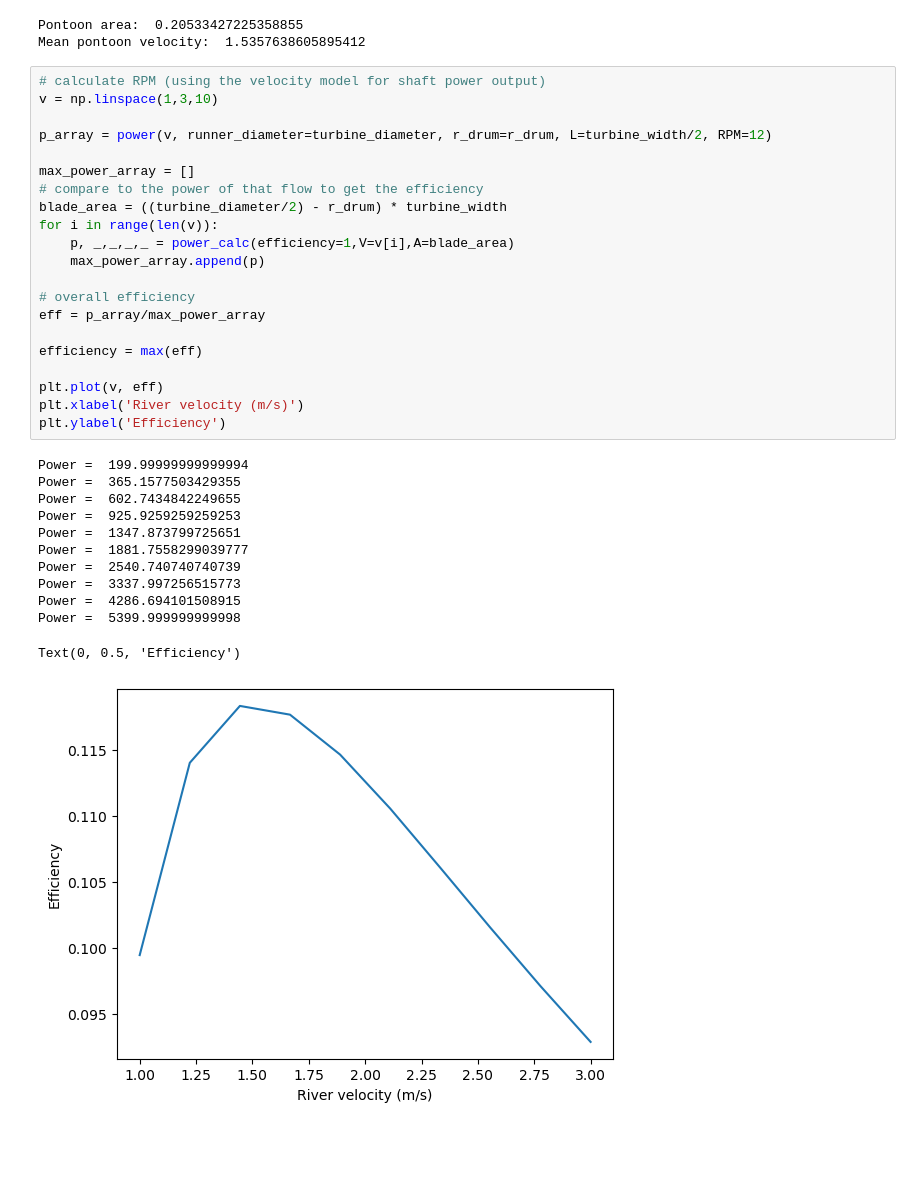
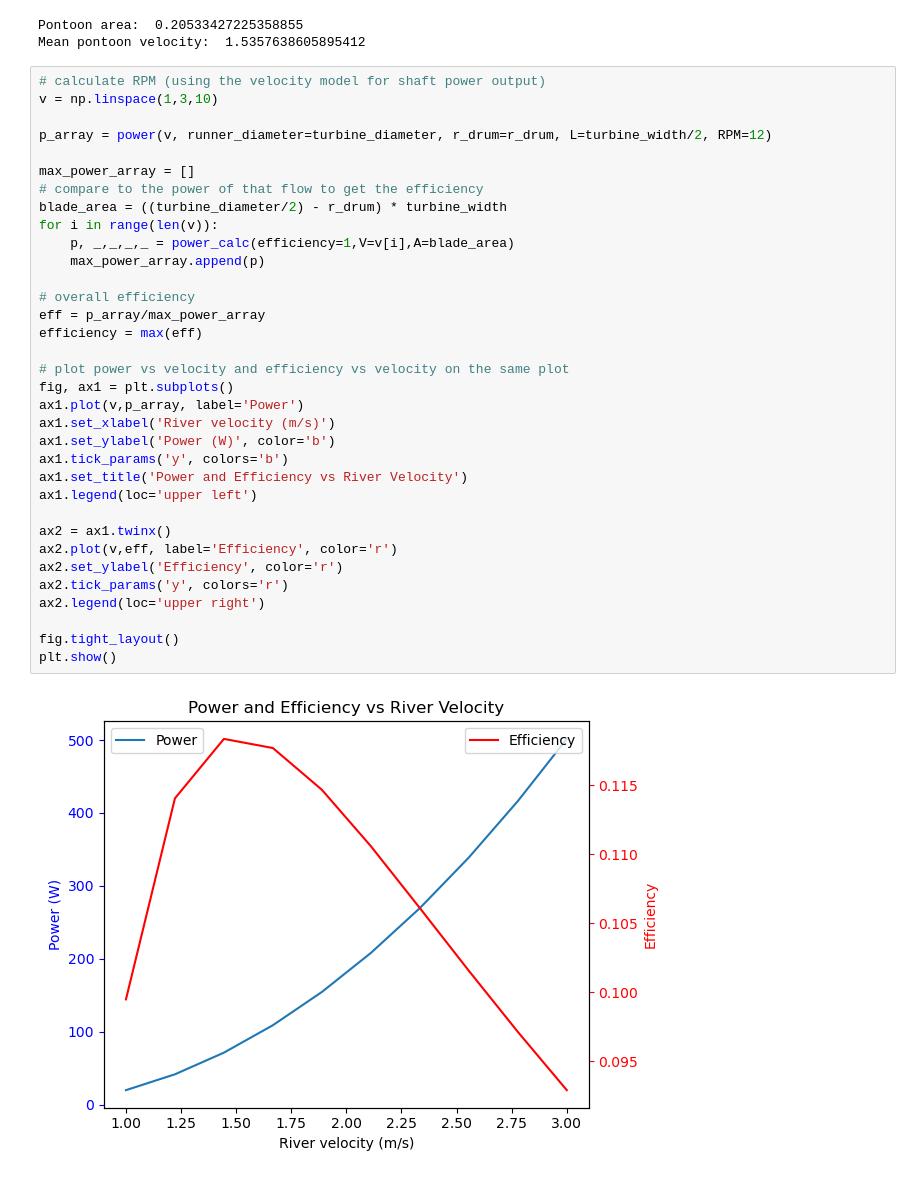
Before and after one commit to pilipb/DP5-code, a Jupyter notebook: main.ipynb, the cells around one changed output. Saved outputs shown, nothing was run; the diff lists cells and outputs as text; blank space fills up the shorter version.

```diff
--- a/main.ipynb
+++ b/main.ipynb
@@ -34,37 +34,39 @@ Mean pontoon velocity:  1.5357638605895412
 # %%
 # calculate RPM (using the velocity model for shaft power output)
 v = np.linspace(1,3,10)
 
 p_array = power(v, runner_diameter=turbine_diameter, r_drum=r_drum, L=turbine_width/2, RPM=12)
 
 max_power_array = []
 # compare to the power of that flow to get the efficiency
 blade_area = ((turbine_diameter/2) - r_drum) * turbine_width
 for i in range(len(v)):
     p, _,_,_,_ = power_calc(efficiency=1,V=v[i],A=blade_area)
     max_power_array.append(p)
 
 # overall efficiency
 eff = p_array/max_power_array
-
 efficiency = max(eff)
 
-plt.plot(v, eff)
-plt.xlabel('River velocity (m/s)')
-plt.ylabel('Efficiency')
+# plot power vs velocity and efficiency vs velocity on the same plot
+fig, ax1 = plt.subplots()
+ax1.plot(v,p_array, label='Power')
+ax1.set_xlabel('River velocity (m/s)')
+ax1.set_ylabel('Power (W)', color='b')
+ax1.tick_params('y', colors='b')
+ax1.set_title('Power and Efficiency vs River Velocity')
+ax1.legend(loc='upper left')
+
+ax2 = ax1.twinx()
+ax2.plot(v,eff, label='Efficiency', color='r')
+ax2.set_ylabel('Efficiency', color='r')
+ax2.tick_params('y', colors='r')
+ax2.legend(loc='upper right')
+
+fig.tight_layout()
+plt.show()
 # %% [output]
-Power =  199.99999999999994
-Power =  365.1577503429355
-Power =  602.7434842249655
-Power =  925.9259259259253
-Power =  1347.873799725651
-Power =  1881.7558299039777
-Power =  2540.740740740739
-Power =  3337.997256515773
-Power =  4286.694101508915
-Power =  5399.999999999998
-Text(0, 0.5, 'Efficiency')
-[figure, old version]
+[figure, new version]
 # %%
 # with the RPM, power requirements, river velocity, and efficiency estimates for components
 # calculate base dimensions for the turbine (width and radius of the turbine) (calculate rough volume of the turbine)
```
Also changed, not shown: parts of 4 cells of this notebook.
